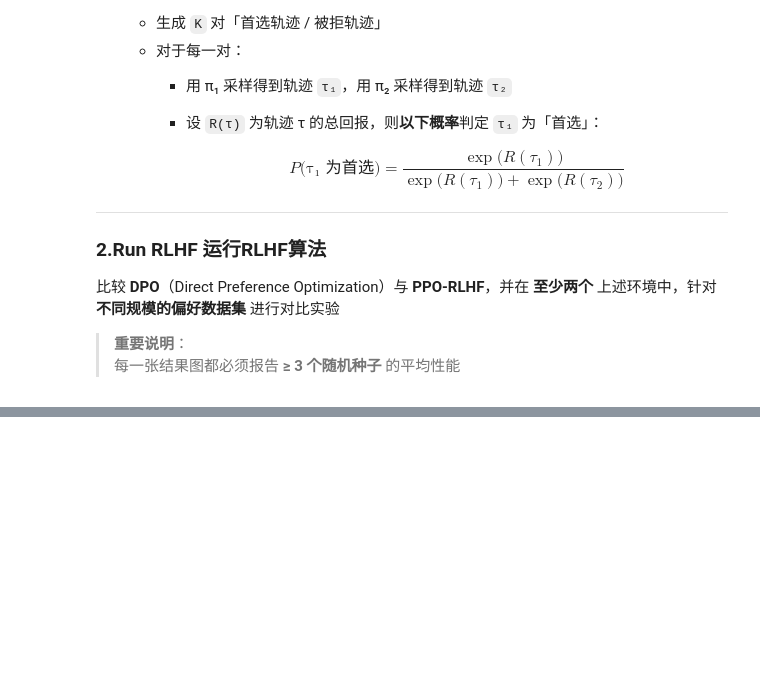
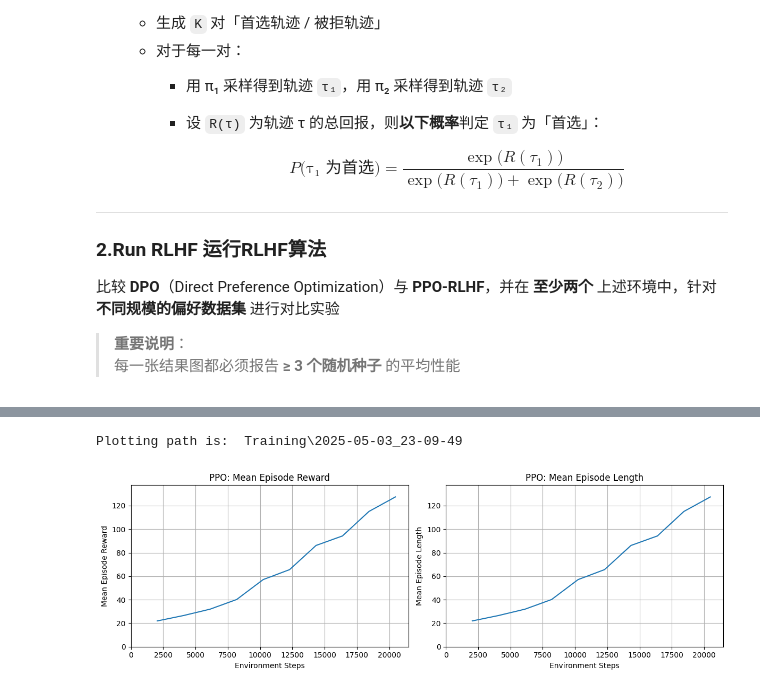
Before and after one commit to MATH-286-Pro/EE-568-Reinforcement-Learning-Project, a Jupyter notebook: Project/main.ipynb, the cells around one changed output, grey strips where cells are left out. Drawn from its saved outputs; the diff is of its cells as text; code cells hidden in the pictures; blank space fills up the shorter version.

```diff
--- a/Project/main.ipynb
+++ b/Project/main.ipynb
@@ -127,3 +252,9 @@ Plotting path is:  Training\2025-05-03_21-33-22
+# %%
+print("Plotting path is: ", log_path)
+tools.plot_result(os.path.join(log_path,"PPO_1"))
+# %% [output]
+Plotting path is:  Training\2025-05-03_23-09-49
+[figure, added]
 # %%
 # !netstat -aon | findstr :6006
 # %load_ext tensorboard
```
Also changed, not shown: parts of 5 cells of this notebook, 2 other files.
